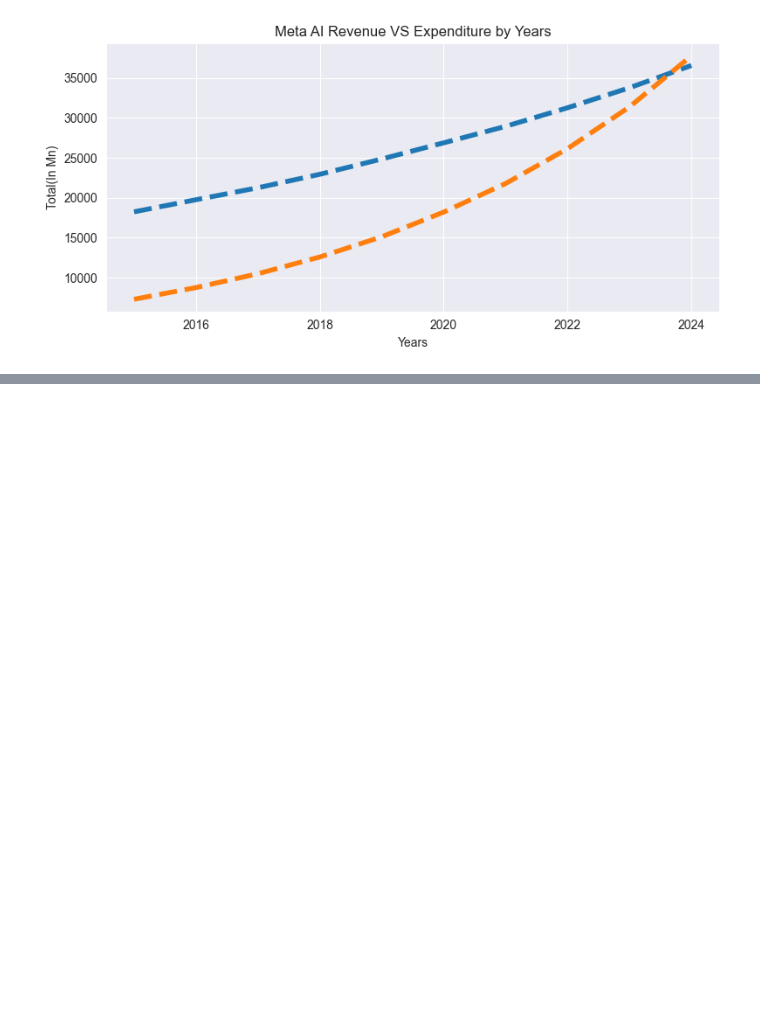
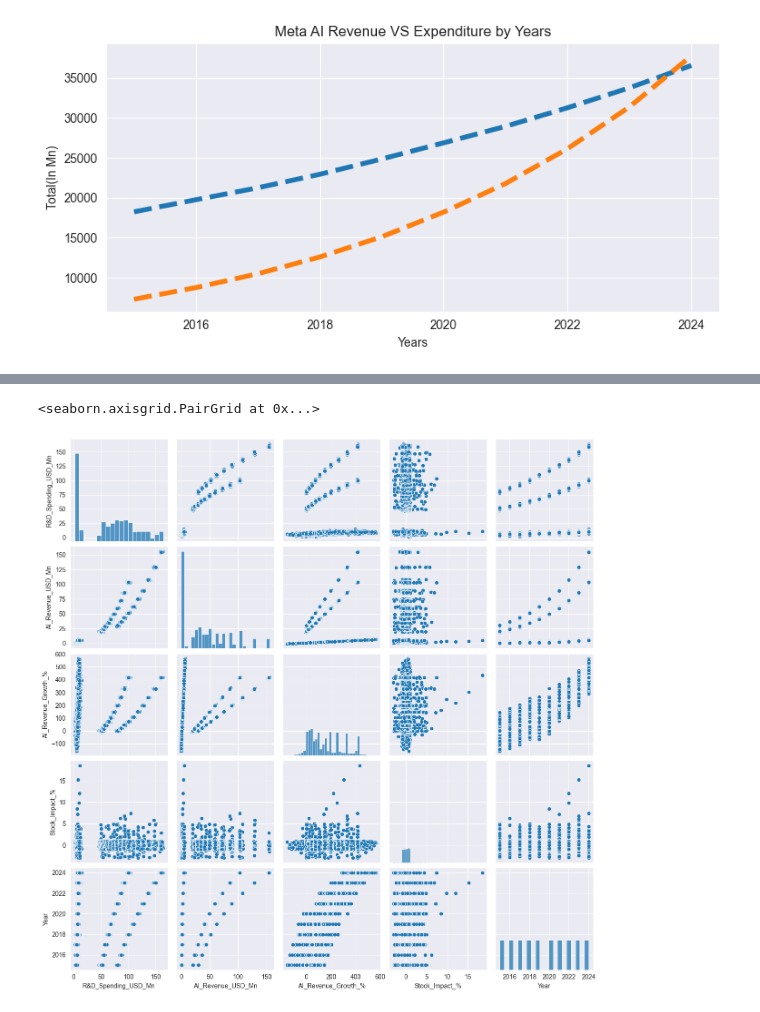
Before and after one commit to CodeStarkz/Analyse-AI-s-Financial-Market-Data-, a Jupyter notebook: AI_Financial_Data_Analysis.ipynb, the cells around one changed output, grey strips where cells are left out. Drawn from its saved outputs; the diff is of its cells as text; code cells hidden in the pictures; blank space fills up the shorter version.

```diff
--- a/AI_Financial_Data_Analysis.ipynb
+++ b/AI_Financial_Data_Analysis.ipynb
@@ -395,0 +413,5 @@ plt.show()
+# %%
+sns.pairplot(df)
+# %% [output]
+<seaborn.axisgrid.PairGrid at 0x...>
+[figure, added]
```
Also changed, not shown: parts of 3 cells of this notebook.
